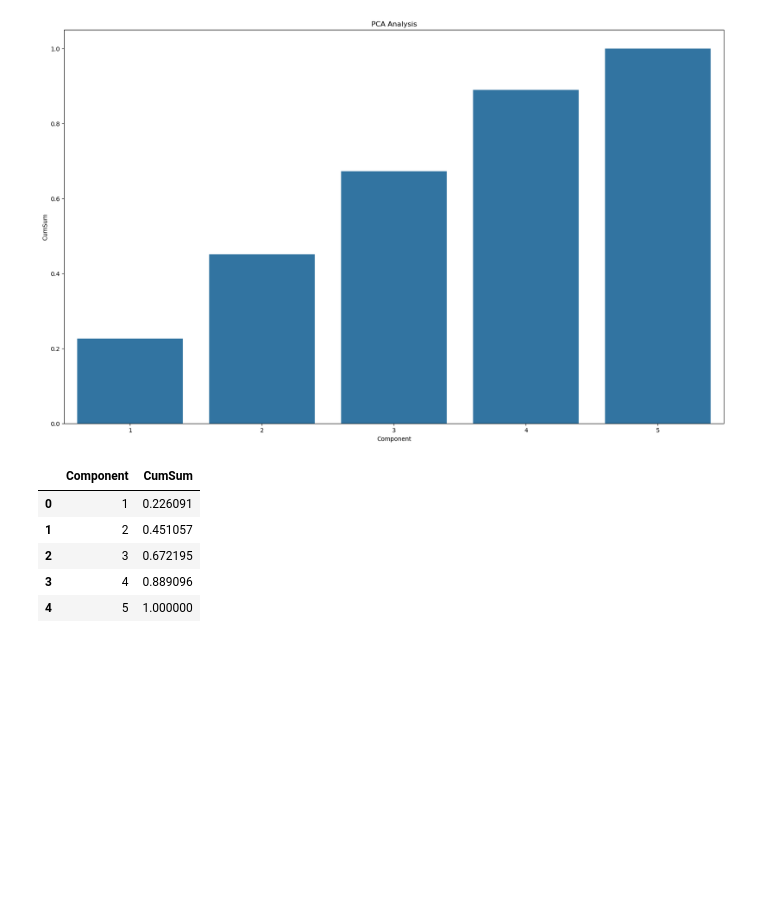
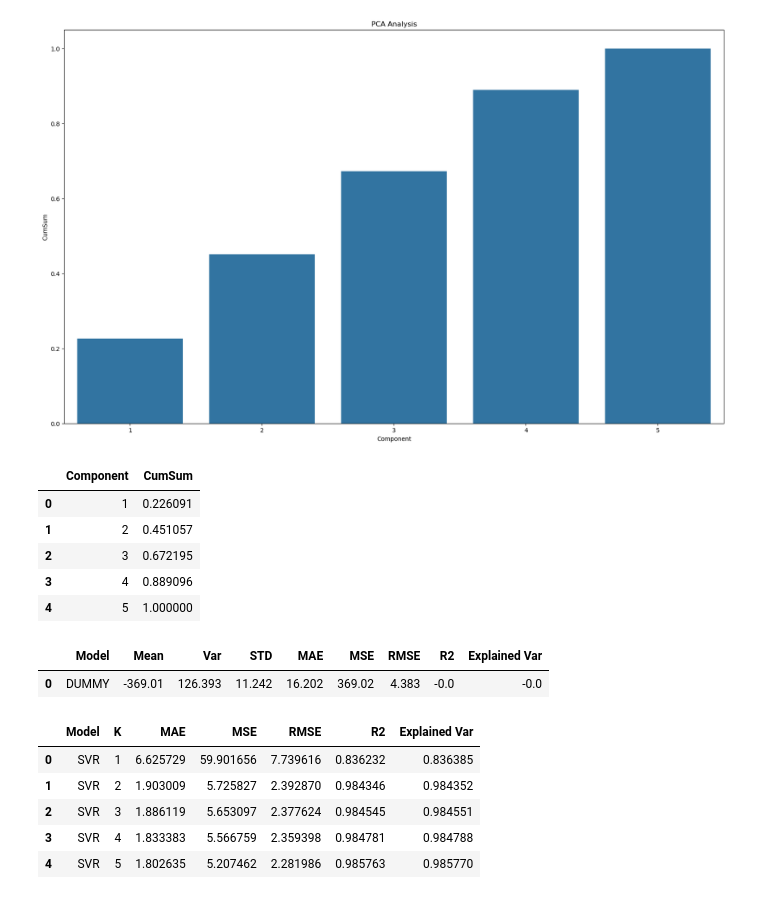
Before and after one commit to MaukanMir/-Student-Performance-Regression-, a Jupyter notebook: training.ipynb, the cells around one changed output. Cells and saved outputs as stored; diff of their text form; code cells hidden in the pictures; blank space fills up the shorter version.

Commit message:
added new models

```diff
--- a/training.ipynb
+++ b/training.ipynb
@@ -618,0 +624,19 @@ pca_analysis(X, preprocessor)
+# %%
+model_names = ["DUMMY"]
+models = get_selected_models(model_names)
+test_selected_models(preprocessor, model_names, models, X, y, MSE)
+# %% [output]
+|  | Model | Mean | Var | STD | MAE | MSE | RMSE | R2 | Explained Var |
+| 0 | DUMMY | -369.01 | 126.393 | 11.242 | 16.202 | 369.02 | 4.383 | -0.0 | -0.0 |
+# %%
+model_names = ["SVR"]
+models = get_selected_models(model_names)
+kbest = mutual_info_regression
+test_kbest_columns(preprocessor, X, y, models[0], model_names[0], kbest)
+# %% [output]
+|  | Model | K | MAE | MSE | RMSE | R2 | Explained Var |
+| 0 | SVR | 1 | 6.625729 | 59.901656 | 7.739616 | 0.836232 | 0.836385 |
+| 1 | SVR | 2 | 1.903009 | 5.725827 | 2.392870 | 0.984346 | 0.984352 |
+| 2 | SVR | 3 | 1.886119 | 5.653097 | 2.377624 | 0.984545 | 0.984551 |
+| 3 | SVR | 4 | 1.833383 | 5.566759 | 2.359398 | 0.984781 | 0.984788 |
+| 4 | SVR | 5 | 1.802635 | 5.207462 | 2.281986 | 0.985763 | 0.985770 |
```
Also changed, not shown: parts of 2 cells of this notebook.
